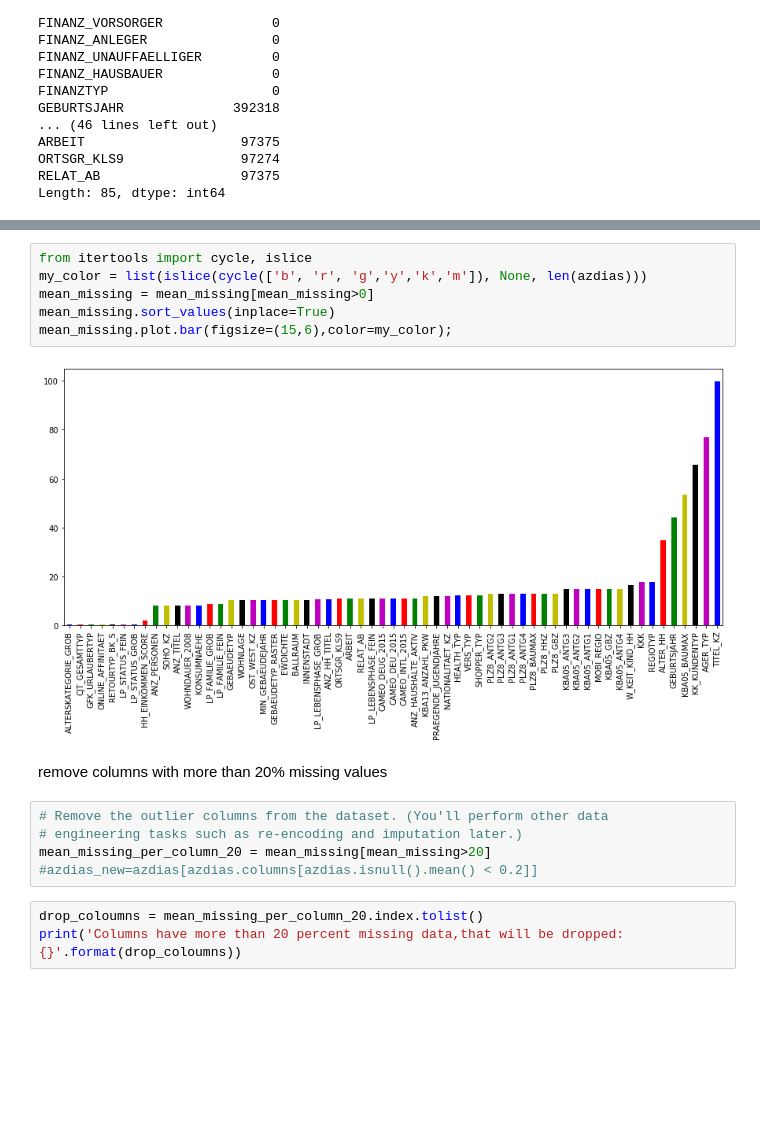
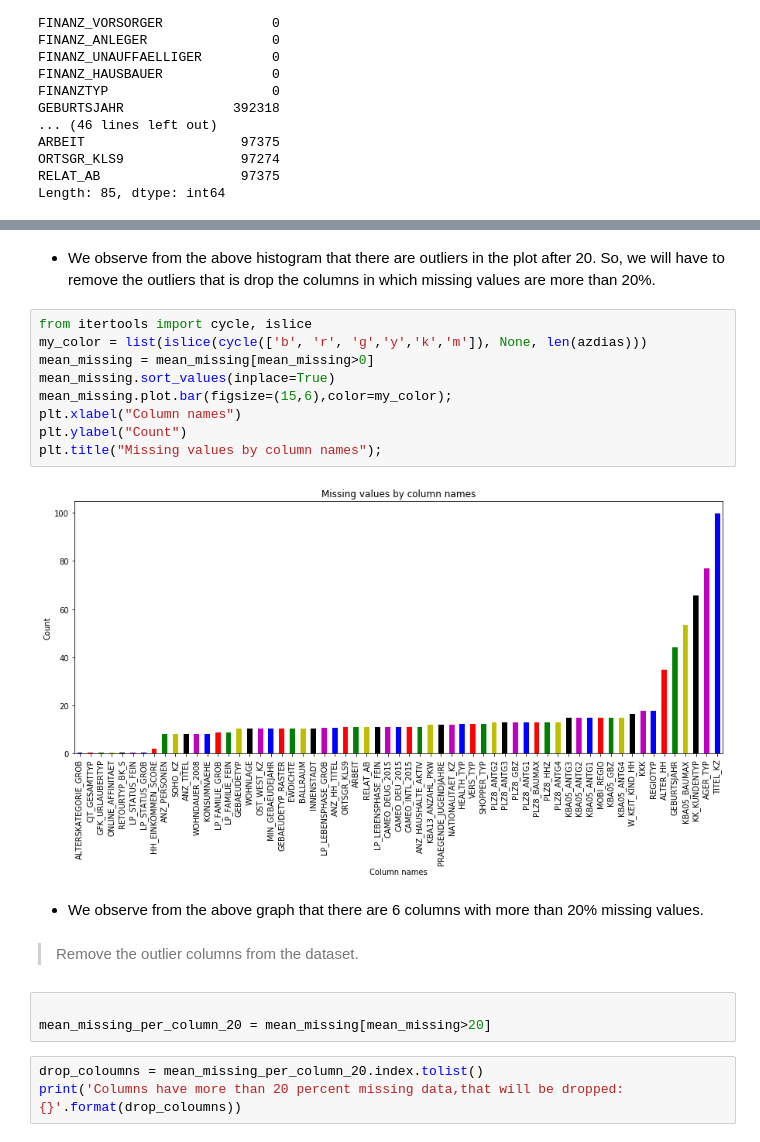
Before and after one commit to somya1212/Identifying-Customer-Segments-with-Arvato, a Jupyter notebook: Identify_Customer_Segments.ipynb, the cells around one changed output, grey strips where cells are left out. Drawn from its saved outputs; the diff is of its cells as text; blank space fills up the shorter version.

```diff
--- a/Identify_Customer_Segments.ipynb
+++ b/Identify_Customer_Segments.ipynb
@@ -258,18 +247,23 @@ mean_missing.hist(bins=20)
+# %% [markdown]
+- We observe from the above histogram that there are outliers in the plot after 20. So, we will have to remove the outliers that is drop the columns in which missing values are more than 20%.
 # %%
 from itertools import cycle, islice
 my_color = list(islice(cycle(['b', 'r', 'g','y','k','m']), None, len(azdias)))
 mean_missing = mean_missing[mean_missing>0]
 mean_missing.sort_values(inplace=True)
 mean_missing.plot.bar(figsize=(15,6),color=my_color);
+plt.xlabel("Column names")
+plt.ylabel("Count")
+plt.title("Missing values by column names");
 # %% [output]
-[figure, old version]
+[figure, new version]
 # %% [markdown]
-remove columns with more than 20% missing values
+- We observe from the above graph that there are 6 columns with more than 20% missing values.
-# %%
-# Remove the outlier columns from the dataset. (You'll perform other data
-# engineering tasks such as re-encoding and imputation later.)
-mean_missing_per_column_20 = mean_missing[mean_missing>20]
-#azdias_new=azdias[azdias.columns[azdias.isnull().mean() < 0.2]]
+# %% [markdown]
+> Remove the outlier columns from the dataset.
+# %%
+
+mean_missing_per_column_20 = mean_missing[mean_missing>20]
 # %%
 drop_coloumns = mean_missing_per_column_20.index.tolist()
 print('Columns have more than 20 percent missing data,that will be dropped:{}'.format(drop_coloumns))
```
Also changed, not shown: parts of 107 cells of this notebook.
